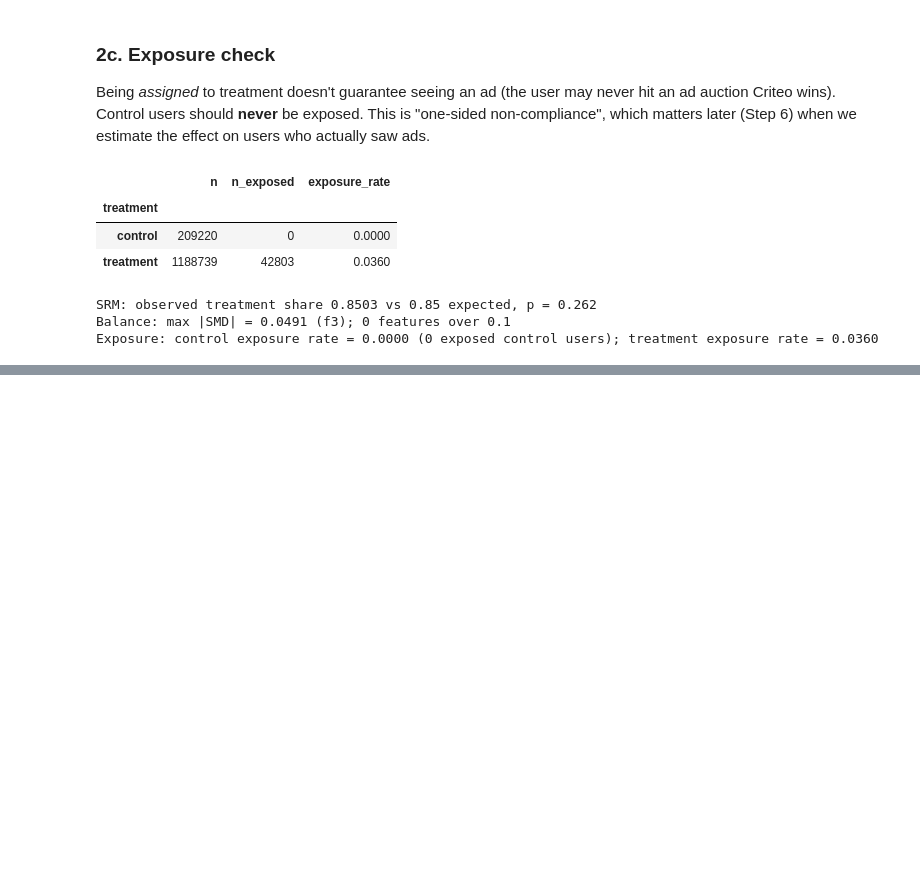
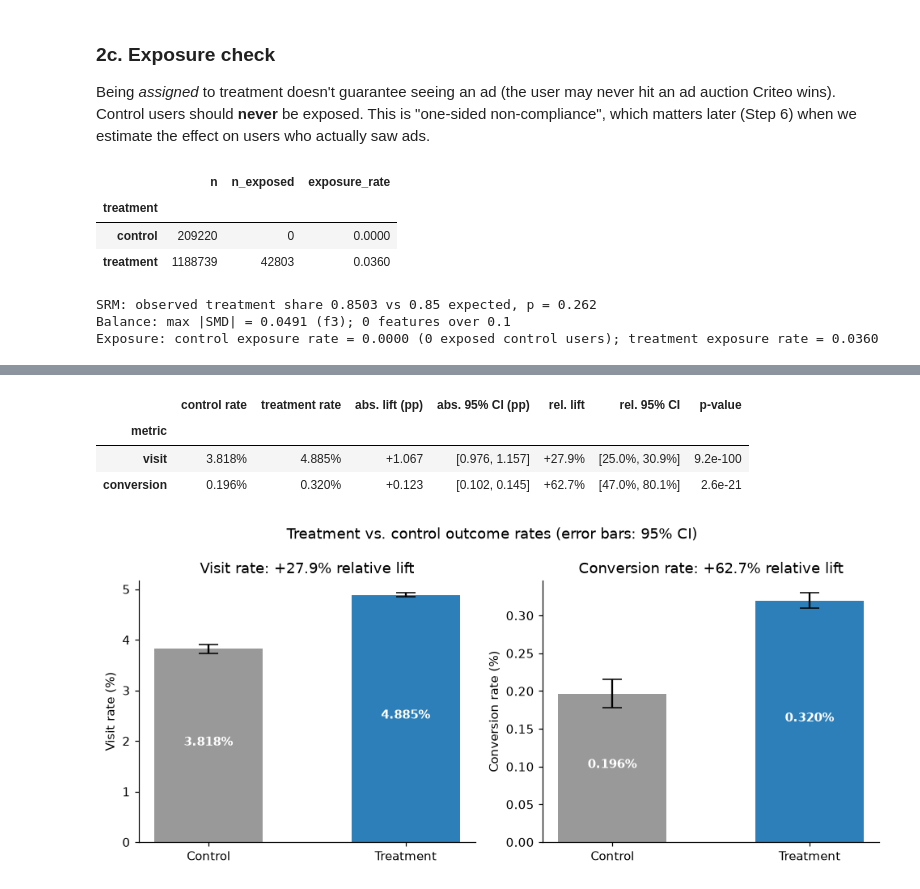
Before and after one commit to mehwishahmed/criteo-ad-incrementality, a Jupyter notebook: notebooks/analysis.ipynb, the cells around one changed output, grey strips where cells are left out. Drawn from its saved outputs; the diff is of its cells as text; code cells hidden in the pictures; blank space fills up the shorter version.

```diff
--- a/notebooks/analysis.ipynb
+++ b/notebooks/analysis.ipynb
@@ -141,0 +154,37 @@ Exposure: control exposure rate = 0.0000 (0 exposed control users); treatment ex
+# %%
+from src import effects
+from src.data import OUTCOMES
+
+itt = effects.lift_table(df, OUTCOMES)
+itt_display = pd.DataFrame({
+    "control rate": itt["control_rate"].map("{:.3%}".format),
+    "treatment rate": itt["treatment_rate"].map("{:.3%}".format),
+    "abs. lift (pp)": (itt["abs_lift"] * 100).map("{:+.3f}".format),
+    "abs. 95% CI (pp)": [f"[{lo*100:.3f}, {hi*100:.3f}]" for lo, hi in zip(itt["abs_ci_low"], itt["abs_ci_high"])],
+    "rel. lift": itt["rel_lift"].map("{:+.1%}".format),
+    "rel. 95% CI": [f"[{lo:.1%}, {hi:.1%}]" for lo, hi in zip(itt["rel_ci_low"], itt["rel_ci_high"])],
+    "p-value": itt["p_value"].map("{:.2g}".format),
+})
+itt_display
+# %% [output]
+|  | control rate | treatment rate | abs. lift (pp) | abs. 95% CI (pp) | rel. lift | rel. 95% CI | p-value |
+| metric |  |  |  |  |  |  |  |
+| visit | 3.818% | 4.885% | +1.067 | [0.976, 1.157] | +27.9% | [25.0%, 30.9%] | 9.2e-100 |
+| conversion | 0.196% | 0.320% | +0.123 | [0.102, 0.145] | +62.7% | [47.0%, 80.1%] | 2.6e-21 |
+# %%
+fig, axes = plt.subplots(1, 2, figsize=(9, 4))
+for ax, metric in zip(axes, OUTCOMES):
+    rates = [effects.rate_ci(df.loc[df["treatment"] == t, metric]) for t in (0, 1)]
+    p = np.array([r[0] for r in rates]) * 100
+    err = np.array([[r[0] - r[1], r[2] - r[0]] for r in rates]).T * 100
+    ax.bar(["Control", "Treatment"], p, yerr=err, capsize=8, color=["#999999", "#2c7fb8"], width=0.55)
+    for i, v in enumerate(p):
+        ax.text(i, v / 2, f"{v:.3f}%", ha="center", color="white", fontweight="bold")
+    ax.set_title(f"{metric.capitalize()} rate: {itt.loc[metric, 'rel_lift']:+.1%} relative lift")
+    ax.set_ylabel(f"{metric.capitalize()} rate (%)")
+fig.suptitle("Treatment vs. control outcome rates (error bars: 95% CI)")
+fig.tight_layout()
+fig.savefig(f"{FIG}/02_rates_with_ci.png", bbox_inches="tight")
+plt.show()
+# %% [output]
+[figure, added]
```
Also changed, not shown: parts of 4 cells of this notebook, 2 other files.
